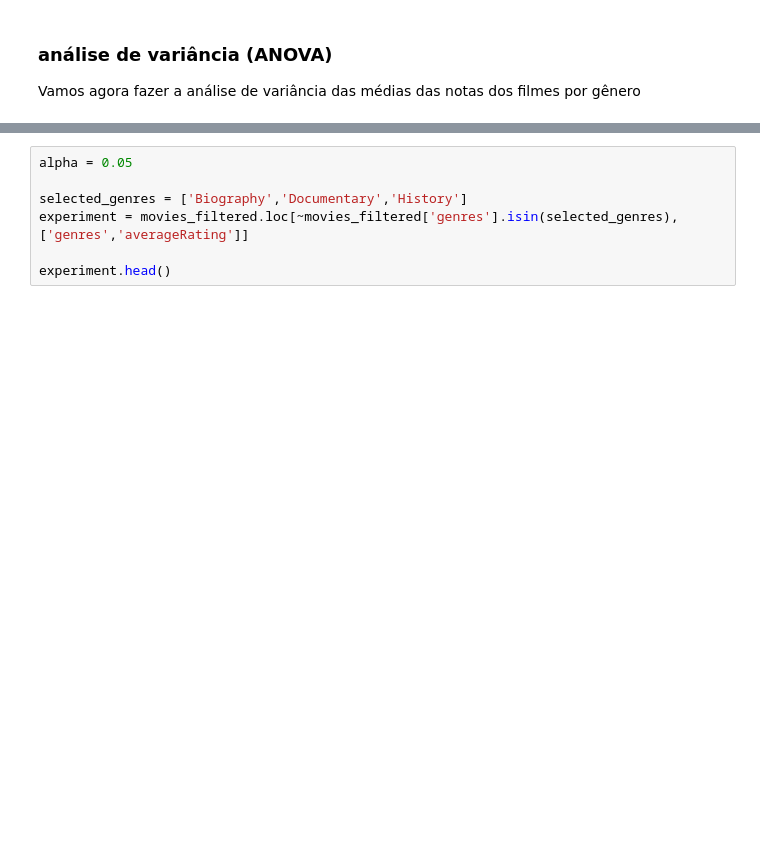
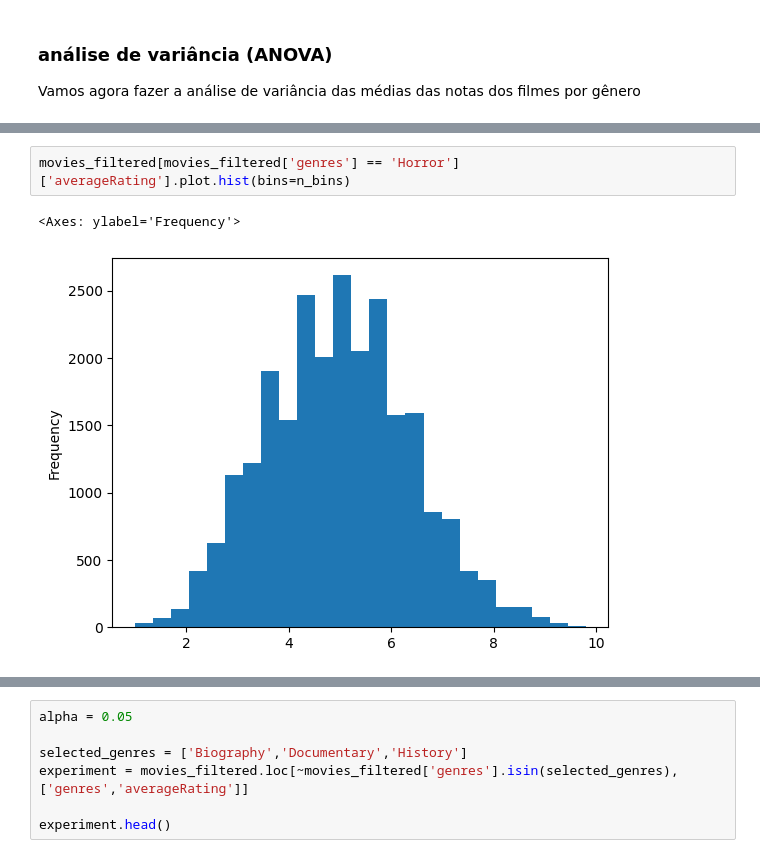
Before and after one commit to gabriel-victor933/Project-Movies-Data-Analysis, a Jupyter notebook: data_viz.ipynb, the cells around one changed output, grey strips where cells are left out. Drawn from its saved outputs; the diff is of its cells as text; blank space fills up the shorter version.

```diff
--- a/data_viz.ipynb
+++ b/data_viz.ipynb
@@ -275,0 +279,5 @@ Vamos agora fazer a análise de variância das médias das notas dos filmes por
+# %%
+movies_filtered[movies_filtered['genres'] == 'Horror']['averageRating'].plot.hist(bins=n_bins)
+# %% [output]
+<Axes: ylabel='Frequency'>
+[figure, added]
```
Also changed, not shown: parts of 9 cells of this notebook.
